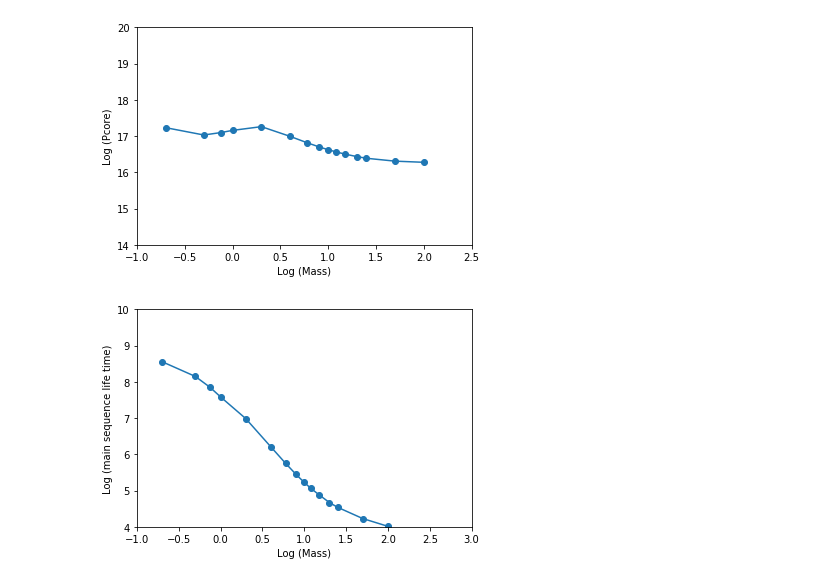
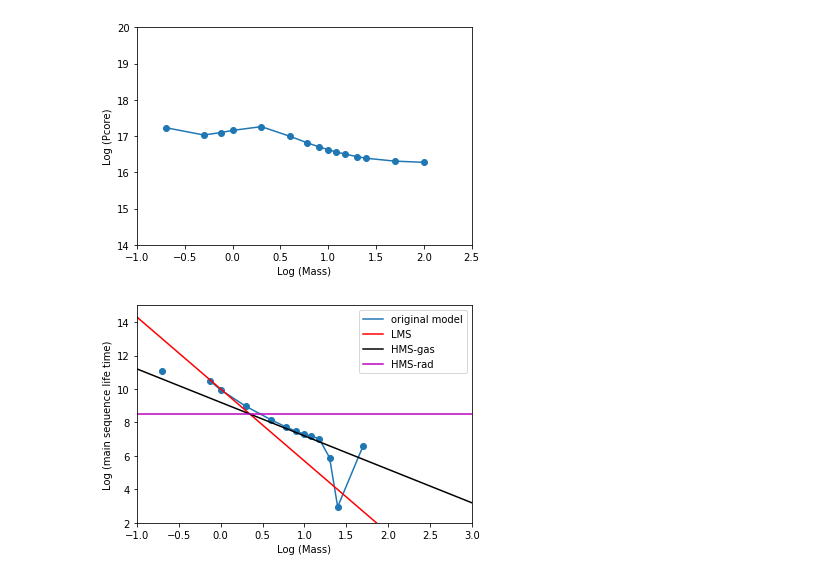
Before and after one commit to ibikadaeze/ast1501, a Jupyter notebook: Homology-MainSequence.ipynb, the cells around one changed output. Cells and saved outputs as stored; diff of their text form; code cells hidden in the pictures.

```diff
--- a/Homology-MainSequence.ipynb
+++ b/Homology-MainSequence.ipynb
@@ -143,27 +175,42 @@ plt.show()
 [figure]
 # %%
 logM = np.log10(data['Mass'])
-logt = np.log10(data['age_yr'])
+logt = np.log10(data['age_yr2'] - data['age_yr'])
 
 plt.figure()
 
 #Model data:
-plt.plot(logM,logt)
+plt.plot(logM,logt, label = 'original model')
 plt.scatter(logM,logt)
 
 #Homology relation #1:
-x = np.linspace(3,100)
+x = np.linspace(-1,5)
 
-slope = 5# This shssh -X kalexand@login.aoc.nrao.edu ould be the exponent of the homology relationship
-offset = -25 #You can set this to whatever to move the line close to your model data.
-y = slope*x+offset # This is just linear because we are ploting log-log
+slope = -4.3# This shssh -X kalexand@login.aoc.nrao.edu ould be the exponent of the homology relationship
+offset1 = 10 #You can set this to whatever to move the line close to your model data.
+y1 = slope*x+offset1 # This is just linear because we are ploting log-log
 
-plt.plot(x,y,color='r')
+slope = -2. # This should be the exponent of the homology relationship
+offset2 = 9.2 #You can set this to whatever to move the line close to your model data.
+y2 = slope*x+offset2 # This is just linear because we are ploting log-log
+
+slope = 0 # This should be the exponent of the homology relationship
+offset3 = 8.5 #You can set this to whatever to move the line close to your model data.
+y3 = slope*x+offset3 # This is just linear because we are ploting log-log
+
+plt.plot(x,y1,'r',label='LMS')
+
+plt.plot(x,y2,'k',label = 'HMS-gas')
+plt.plot(x,y3,'m',label ='HMS-rad')
+
+#plt.plot(x,y,color='r')
 
 plt.ylabel('Log (main sequence life time)')
 plt.xlabel('Log (Mass)')
+plt.legend()
 plt.xlim(-1,3)
-plt.ylim(4,10)
-plt.show()
+plt.ylim(2,15)
+#plt.show()
+plt.savefig('ques3c.pdf')
 # %% [output]
-[figure, old version]
+[figure, new version]
```
Also changed, not shown: parts of 6 cells of this notebook, 3 other files.
